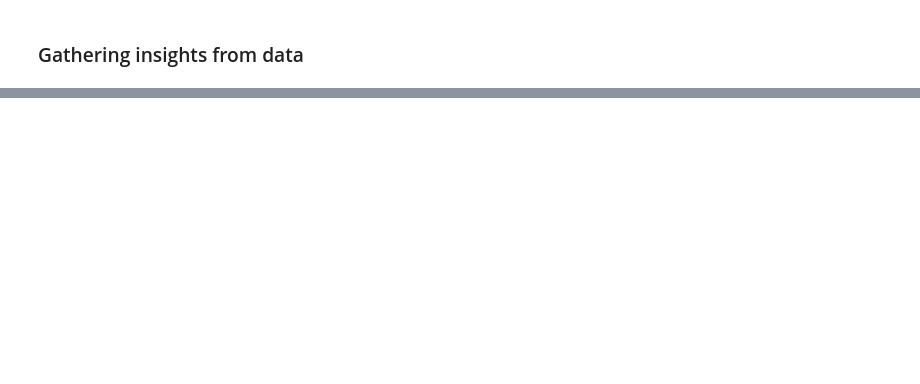
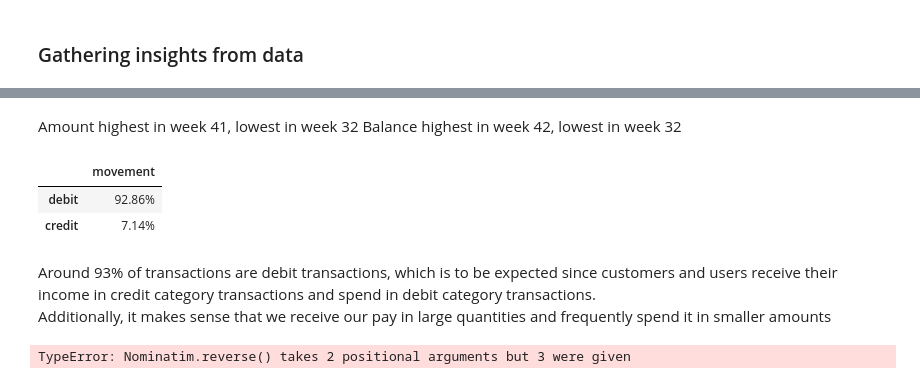
Before and after one commit to aryan1113/Forage-data-visualization, a Jupyter notebook: ANZ Australia Data Analytics and Visualisation/ANZtrial.ipynb, the cells around one changed output, grey strips where cells are left out. Cells and saved outputs as stored; diff of their text form; code cells hidden in the pictures; blank space fills up the shorter version.

```diff
--- a/ANZ Australia Data Analytics and Visualisation/ANZtrial.ipynb
+++ b/ANZ Australia Data Analytics and Visualisation/ANZtrial.ipynb
@@ -298,0 +324,37 @@ df['amount_log']=np.where(df['z-score_log_amount'] >= 3,median_amountlog,df['amo
+# %% [markdown]
+Amount highest in week 41, lowest in week 32 </br>
+Balance highest in week 42, lowest in week 32
+# %%
+# To see what % of transactions are of what nature
+df['movement'].value_counts(normalize = True).to_frame().style.format('{:.2%}')
+# %% [output]
+|  | movement |
+| debit | 92.86% |
+| credit | 7.14% |
+# %% [markdown]
+<p> Around 93% of transactions are debit transactions, which is to be expected since customers and users receive their income in credit category transactions and spend in debit category transactions. <br/>
+Additionally, it makes sense that we receive our pay in large quantities and frequently spend it in smaller amounts</p>
+# %%
+''' To create Longitude and Latitude columns from pre-existing column
+These values were saved as space separated values in the column long_lat, which made further use difficult'''
+
+df[['Longitude','Latitude']]=df.long_lat.str.split(expand=True)
+
+
+# initialize Nominatim API
+geolocator = Nominatim(user_agent="geoapiExercises")
+
+
+# Latitude & Longitude input
+Latitude = df['Latitude']
+Longitude = df['Longitude']
+df['City_name']=geolocator.reverse(df['Latitude']+",",df['Longitude'])
+# location = geolocator.reverse(Latitude[121]+","+Longitude[121])
+
+# address = location.raw['address']
+
+# # traverse the data
+# city = address.get('city', '')
+# print('City : ', city)
+# %% [output]
+TypeError: Nominatim.reverse() takes 2 positional arguments but 3 were given
```
Also changed, not shown: parts of 18 cells of this notebook, 1 other file.
